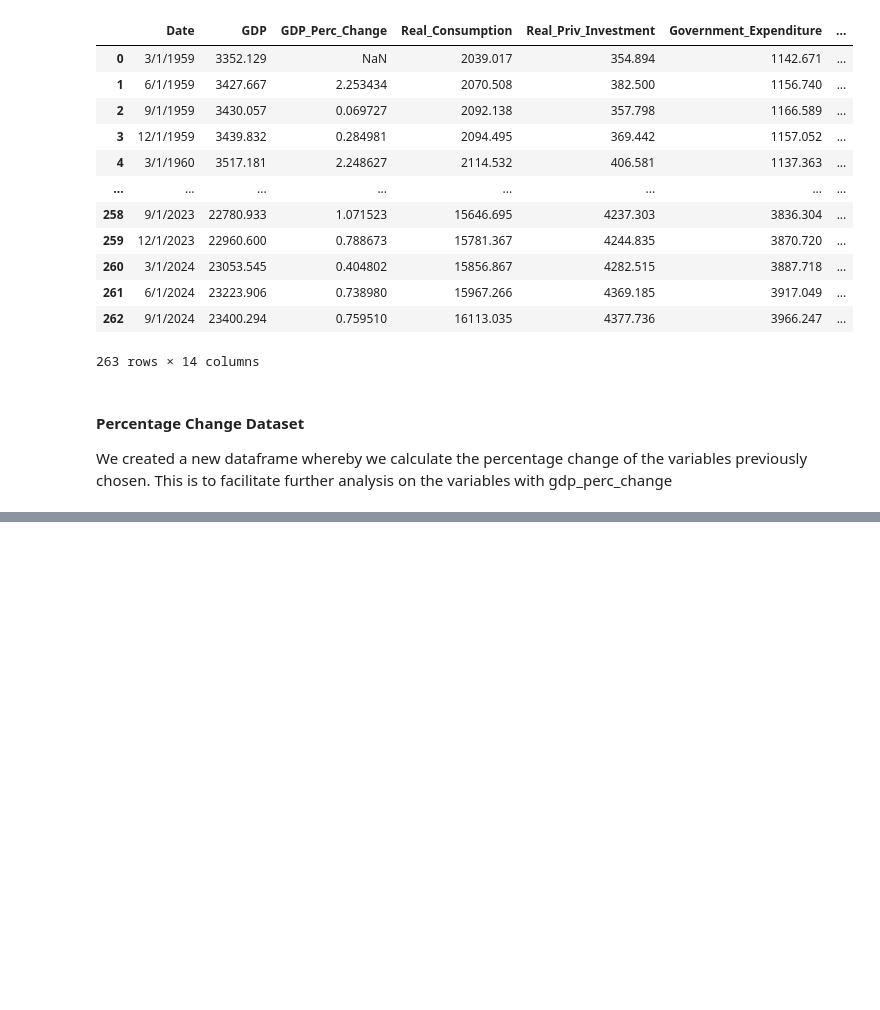
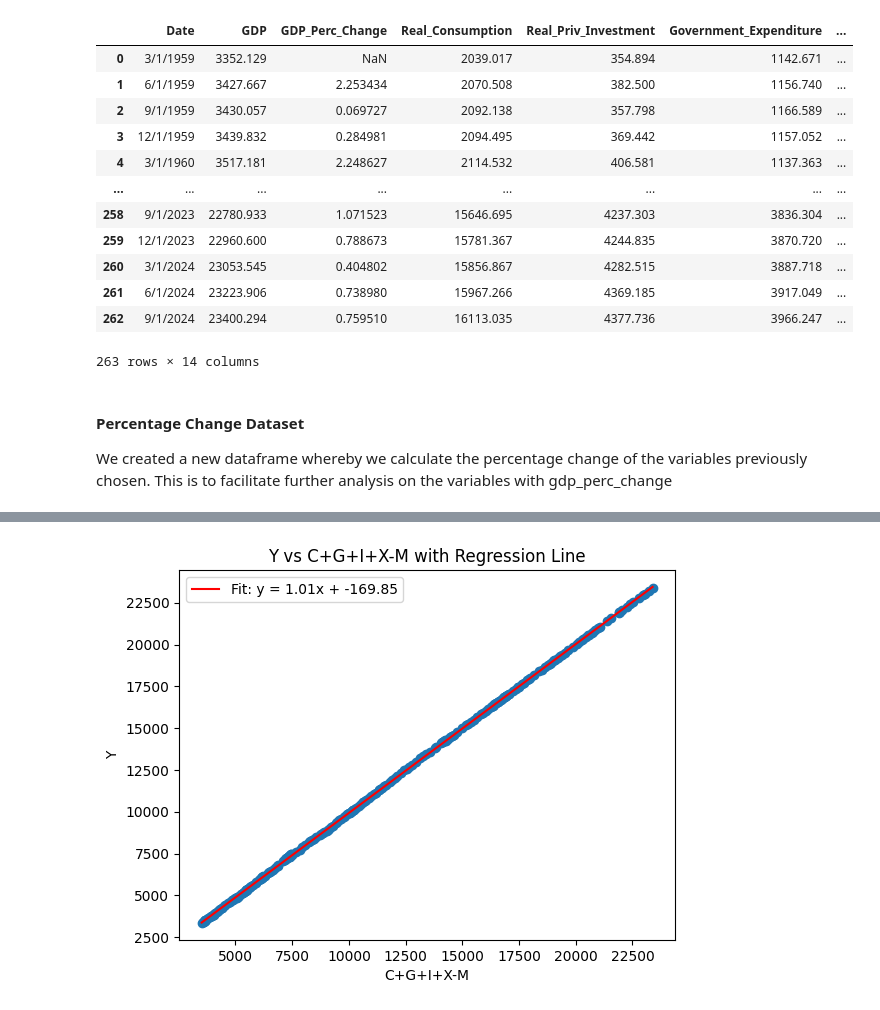
Before and after one commit to loowenwen/databusters, a Jupyter notebook: NUS_DSESC_DATABUSTERS_11.ipynb, the cells around one changed output, grey strips where cells are left out. Drawn from its saved outputs; the diff is of its cells as text; code cells hidden in the pictures; blank space fills up the shorter version.

```diff
--- a/NUS_DSESC_DATABUSTERS_11.ipynb
+++ b/NUS_DSESC_DATABUSTERS_11.ipynb
@@ -158,0 +210,33 @@ quarterly_perc.to_csv("quarterly_perc.csv")
+# %%
+# create a new column with c+g+i+x-m
+quarterly_final = pd.read_csv("quarterly_final.csv")
+
+quarterly_final["Yhat"] = quarterly_final["Real_Consumption"] + quarterly_final["Government_Expenditure"] + quarterly_final["Real_Priv_Investment"] + quarterly_final["Exports"] - quarterly_final["Imports"]
+# %%
+import matplotlib.pyplot as plt
+import numpy as np
+
+# scatter plot of gdp vs yhat
+plt.scatter(quarterly_final["Yhat"], quarterly_final["GDP"])
+
+# fit a linear regression line
+slope, intercept = np.polyfit(quarterly_final["Yhat"], quarterly_final["GDP"], 1)
+
+# create a line based on the fit
+regression_line = slope * quarterly_final["Yhat"] + intercept
+
+# plot the regression line
+plt.plot(quarterly_final["Yhat"], regression_line, color='red', label=f'Fit: y = {slope:.2f}x + {intercept:.2f}')
+
+# add title and labels
+plt.title('Y vs C+G+I+X-M with Regression Line')
+plt.xlabel('C+G+I+X-M')
+plt.ylabel('Y')
+
+# show legend
+plt.legend()
+
+# display the plot
+plt.show()
+# %% [output]
+[figure, added]
```
Also changed, not shown: parts of 2 cells of this notebook, 7 other files.
